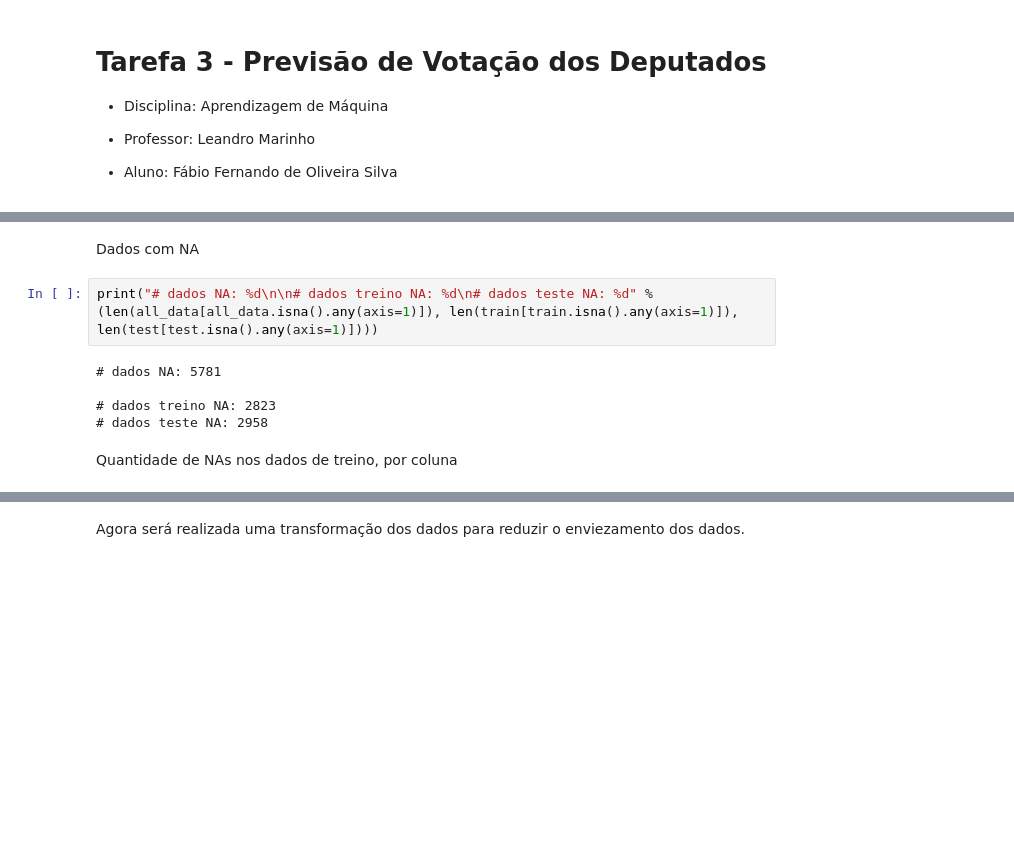
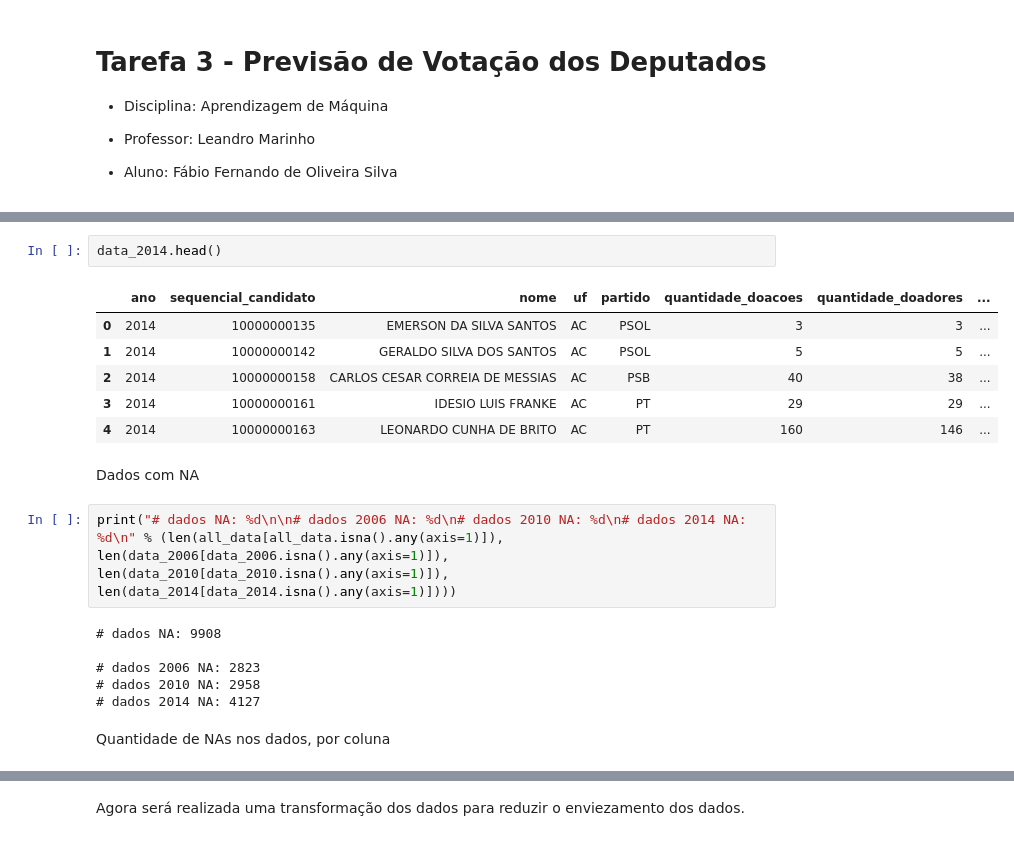
Before and after one commit to ffosilva/machine-learning-classes, a Jupyter notebook: atividade3/Tarefa3-PrevisaoVotacao.ipynb, the cells around one changed output, grey strips where cells are left out. Cells and saved outputs as stored; diff of their text form; blank space fills up the shorter version.

```diff
--- a/atividade3/Tarefa3-PrevisaoVotacao.ipynb
+++ b/atividade3/Tarefa3-PrevisaoVotacao.ipynb
@@ -48,12 +63,22 @@ all_data.head()
+# %%
+data_2014.head()
+# %% [output]
+|  | ano | sequencial_candidato | nome | uf | partido | quantidade_doacoes | quantidade_doadores | ... |
+| 0 | 2014 | 10000000135 | EMERSON DA SILVA SANTOS | AC | PSOL | 3 | 3 | ... |
+| 1 | 2014 | 10000000142 | GERALDO SILVA DOS SANTOS | AC | PSOL | 5 | 5 | ... |
+| 2 | 2014 | 10000000158 | CARLOS CESAR CORREIA DE MESSIAS | AC | PSB | 40 | 38 | ... |
+| 3 | 2014 | 10000000161 | IDESIO LUIS FRANKE | AC | PT | 29 | 29 | ... |
+| 4 | 2014 | 10000000163 | LEONARDO CUNHA DE BRITO | AC | PT | 160 | 146 | ... |
 # %% [markdown]
 Dados com NA
 # %%
-print("# dados NA: %d\n\n# dados treino NA: %d\n# dados teste NA: %d" % (len(all_data[all_data.isna().any(axis=1)]), len(train[train.isna().any(axis=1)]), len(test[test.isna().any(axis=1)])))
+print("# dados NA: %d\n\n# dados 2006 NA: %d\n# dados 2010 NA: %d\n# dados 2014 NA: %d\n" % (len(all_data[all_data.isna().any(axis=1)]), len(data_2006[data_2006.isna().any(axis=1)]), len(data_2010[data_2010.isna().any(axis=1)]), len(data_2014[data_2014.isna().any(axis=1)])))
 # %% [output]
-# dados NA: 5781
+# dados NA: 9908
 
-# dados treino NA: 2823
-# dados teste NA: 2958
+# dados 2006 NA: 2823
+# dados 2010 NA: 2958
+# dados 2014 NA: 4127
 # %% [markdown]
-Quantidade de NAs nos dados de treino, por coluna
+Quantidade de NAs nos dados, por coluna
 # %%
```
Also changed, not shown: parts of 18 cells of this notebook.
